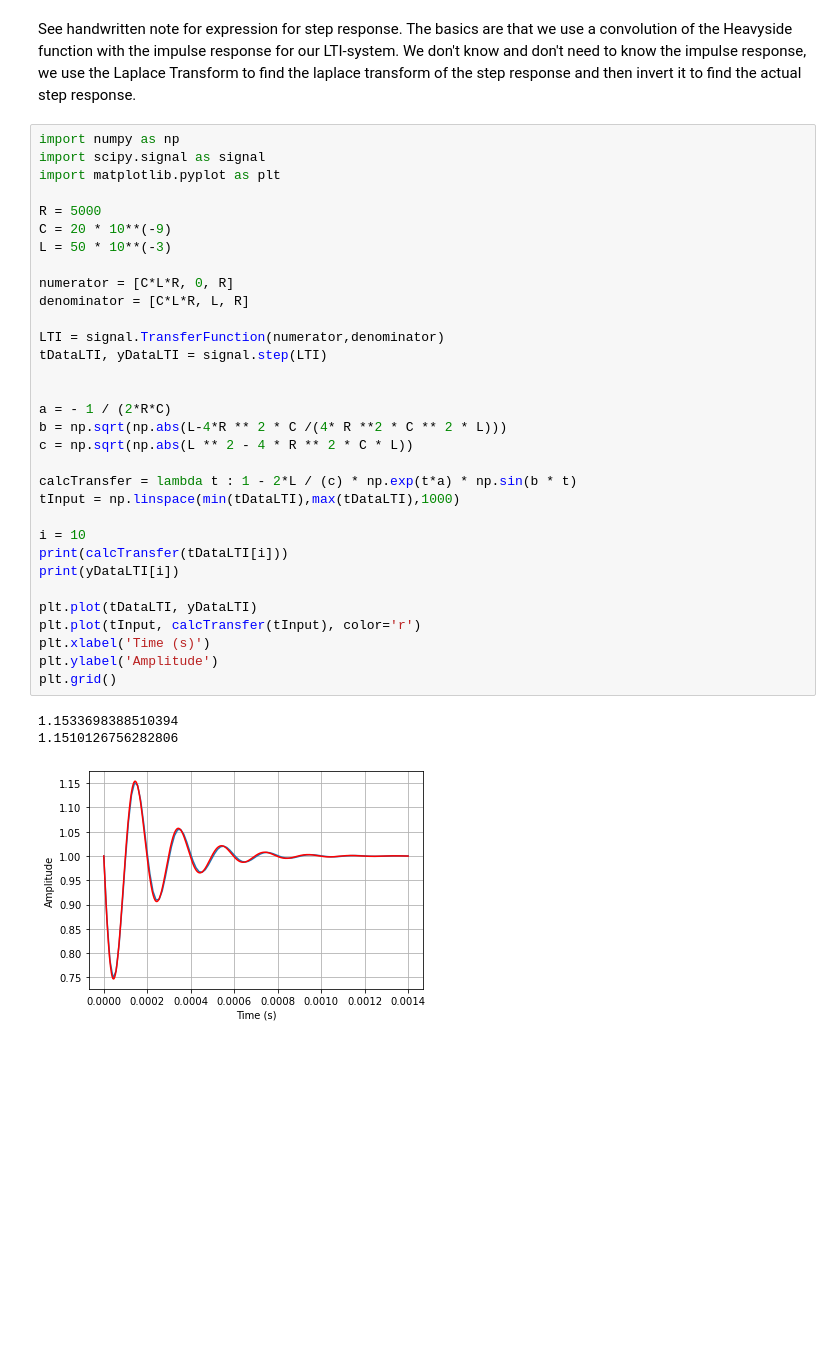
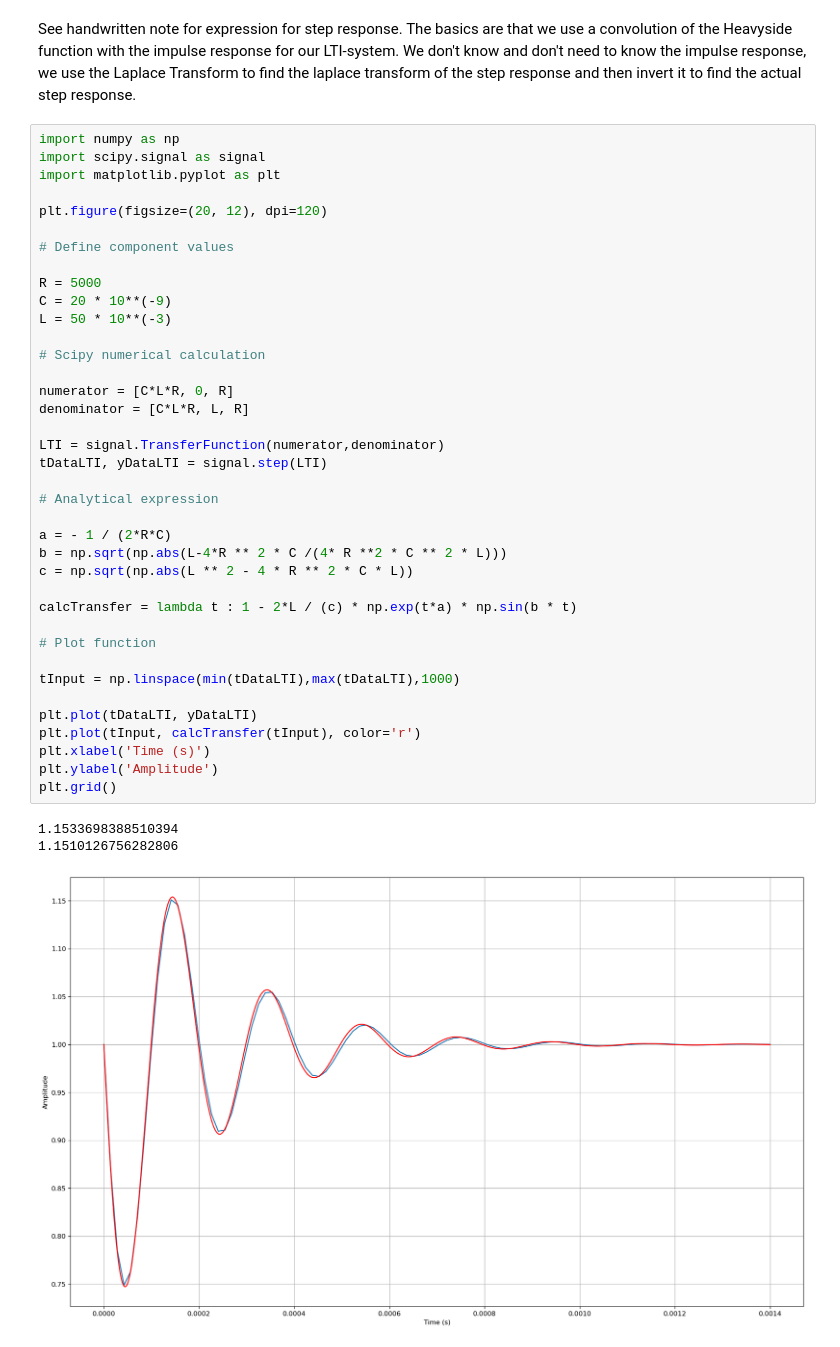
Before and after one commit to kr4ften/TransformProject, a Jupyter notebook: main.ipynb, the cells around one changed output. Drawn from its saved outputs; the diff is of its cells as text; blank space fills up the shorter version.

```diff
--- a/main.ipynb
+++ b/main.ipynb
@@ -51,35 +48,41 @@ See handwritten note for expression for step response. The basics are that we us
 import numpy as np
 import scipy.signal as signal
 import matplotlib.pyplot as plt
 
+plt.figure(figsize=(20, 12), dpi=120)
+
+# Define component values
+
 R = 5000
 C = 20 * 10**(-9)
 L = 50 * 10**(-3)
+
+# Scipy numerical calculation
 
 numerator = [C*L*R, 0, R]
 denominator = [C*L*R, L, R]
 
 LTI = signal.TransferFunction(numerator,denominator)
 tDataLTI, yDataLTI = signal.step(LTI)
 
+# Analytical expression
 
 a = - 1 / (2*R*C)
 b = np.sqrt(np.abs(L-4*R ** 2 * C /(4* R **2 * C ** 2 * L)))
 c = np.sqrt(np.abs(L ** 2 - 4 * R ** 2 * C * L))
 
 calcTransfer = lambda t : 1 - 2*L / (c) * np.exp(t*a) * np.sin(b * t)
+
+# Plot function
+
 tInput = np.linspace(min(tDataLTI),max(tDataLTI),1000)
-
-i = 10
-print(calcTransfer(tDataLTI[i]))
-print(yDataLTI[i])
 
 plt.plot(tDataLTI, yDataLTI)
 plt.plot(tInput, calcTransfer(tInput), color='r')
 plt.xlabel('Time (s)')
 plt.ylabel('Amplitude')
 plt.grid()
 # %% [output]
 1.1533698388510394
 1.1510126756282806
-[figure, old version]
+[figure, new version]
```
Also changed, not shown: parts of 1 cell of this notebook.
